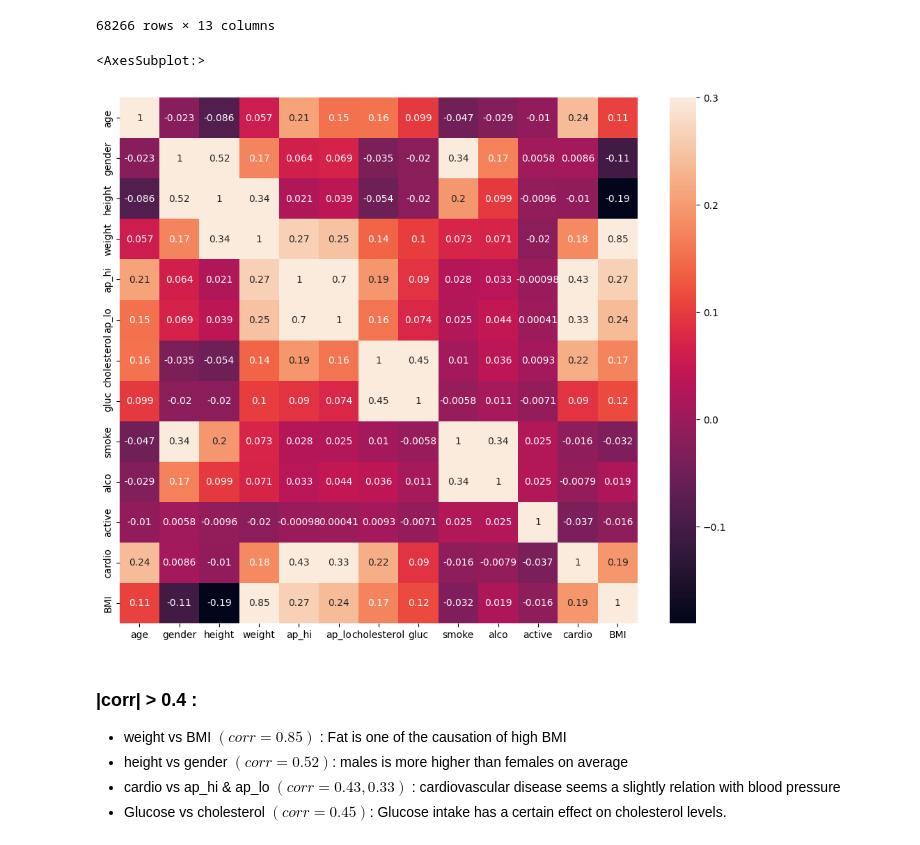
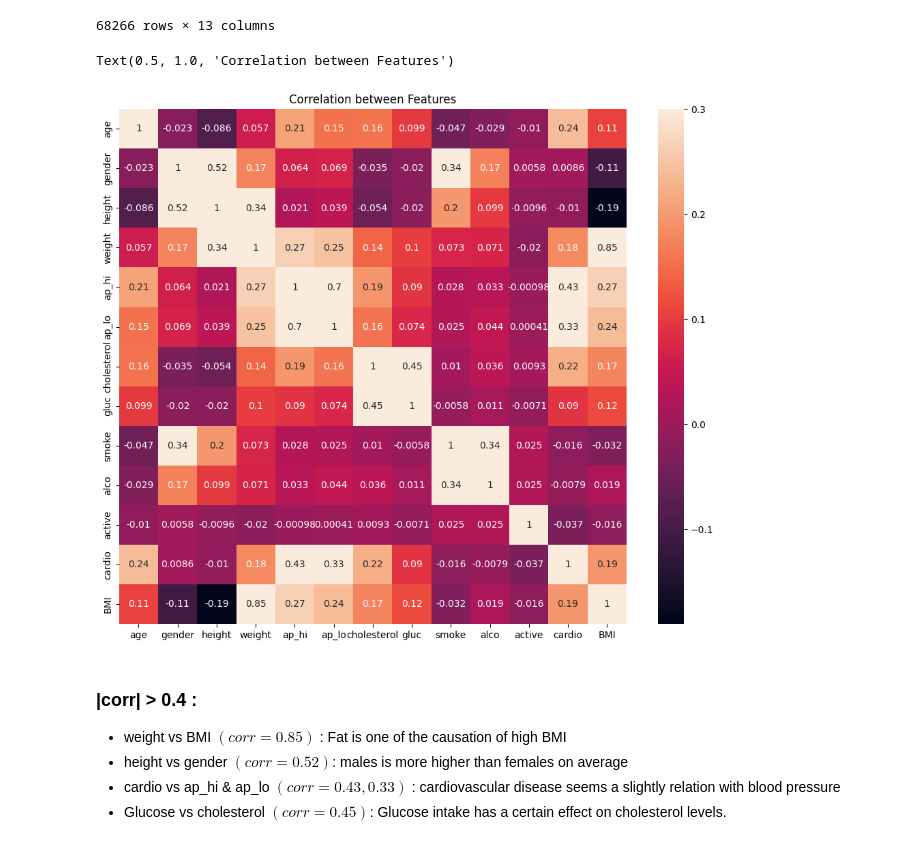
Before and after one commit to cooperhankun/Maskininlarning, a Jupyter notebook: Lab/Lab_2/Lab_2.ipynb, the cells around one changed output. Drawn from its saved outputs; the diff is of its cells as text; code cells hidden in the pictures.

Commit message:
colour changed heatmap

```diff
--- a/Lab/Lab_2/Lab_2.ipynb
+++ b/Lab/Lab_2/Lab_2.ipynb
@@ -342,9 +342,10 @@ cardio_train_new_corr
 # %%
 plt.figure(figsize=(12,10), dpi = 100)
 sns.heatmap(cardio_train_new_corr.corr(), vmax=.3, annot=True)
+plt.title('Correlation between Features')
 # %% [output]
-<AxesSubplot:>
+Text(0.5, 1.0, 'Correlation between Features')
-[figure, old version]
+[figure, new version]
 # %% [markdown]
 ### |corr| > 0.4 :
 - weight vs BMI $(corr = 0.85)$ : Fat is one of the causation of high BMI
```
